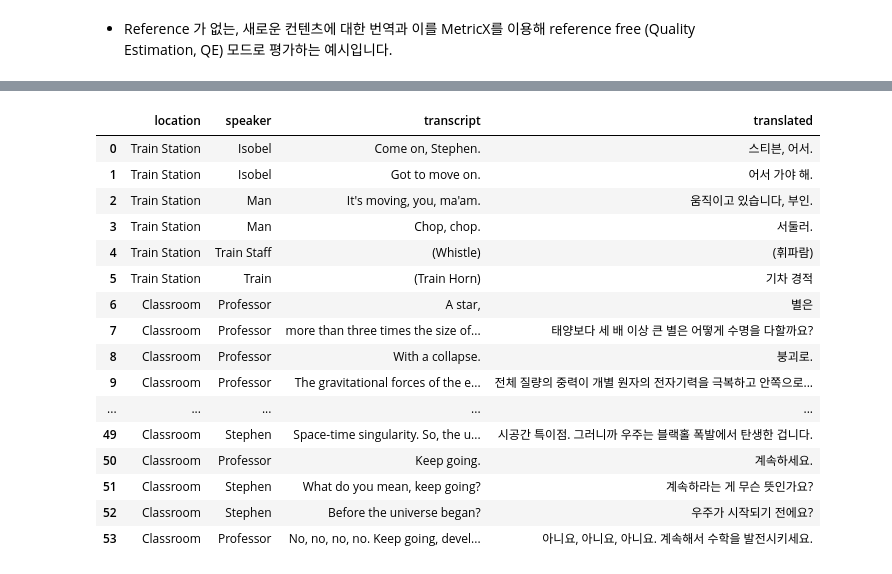
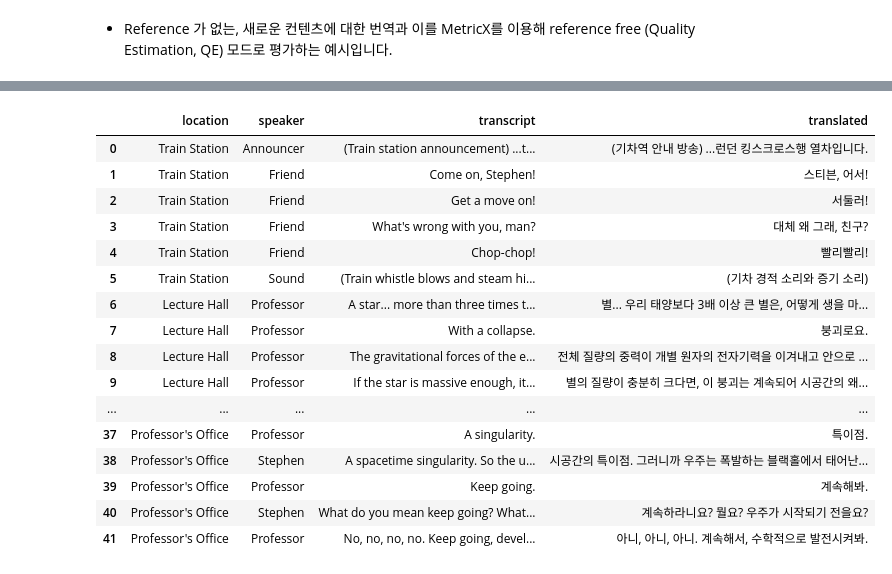
Before and after one commit to jk1333/genai_evaluation, a Jupyter notebook: Movie_Translation_Evaluation.ipynb, the cells around one changed output, grey strips where cells are left out. Saved outputs shown, nothing was run; the diff lists cells and outputs as text; code cells hidden in the pictures.

```diff
--- a/Movie_Translation_Evaluation.ipynb
+++ b/Movie_Translation_Evaluation.ipynb
@@ -255,7 +257,7 @@ content = [
     prompt,
     video
 ]
-response = analyze_gemini(content, "gemini-1.5-pro-002", "", "application/json", response_schema, 8192, False)
+response = analyze_gemini(content, "gemini-2.5-pro", "", "application/json", response_schema, 65536, False)
 pd_transcription = pd.json_normalize(json.loads(response), record_path='transcription', meta=['location', 'start_time', 'end_time', 'elapsed_time'])
 pd_transcription
 # %% [output]
@@ -279,38 +281,40 @@ pd_transcription
 # %%
 source_text = pd_transcription[['location', 'speaker', 'transcript']].to_csv(index=False)
 content = [
     video,
     """
     다음은 위 영상에 대해 CSV 로 만들어진 영화 대사입니다. CSV 헤더에는 'location', 'speaker', 'transcript' 로 구성돼 있습니다.
     'transcript'의 내용을 영상의 내용을 참고하여 번역하여 'translated' 에 결과를 알려주세요.
     예시의 CSV 포맷으로 헤더를 포함하여 출력해 주세요.
+    Remove any leading/trailing lines.
+    Always wrap values using quotes.
     example:
     location,speaker,transcript,translated
-    Restraunt,Mike,"Hello, Good Day!","안녕하세요 좋은 하루입니다!"
+    "Restraunt","Mike","Hello, Good Day!","안녕하세요, 좋은 하루입니다!"
     """,
     source_text
 ]
-output = analyze_gemini(content, "gemini-1.5-pro-002", "", "text/plain", None, 8192, False)
+output = analyze_gemini(content, "gemini-2.5-pro", "", "text/plain", None, 65536, False)
 result = pd.read_csv(StringIO(output))
 result
 # %% [output]
 |  | location | speaker | transcript | translated |
-| 0 | Train Station | Isobel | Come on, Stephen. | 스티븐, 어서. |
-| 1 | Train Station | Isobel | Got to move on. | 어서 가야 해. |
-| 2 | Train Station | Man | It's moving, you, ma'am. | 움직이고 있습니다, 부인. |
-| 3 | Train Station | Man | Chop, chop. | 서둘러. |
-| 4 | Train Station | Train Staff | (Whistle) | (휘파람) |
-| 5 | Train Station | Train | (Train Horn) | 기차 경적 |
-| 6 | Classroom | Professor | A star, | 별은 |
-| 7 | Classroom | Professor | more than three times the size of... | 태양보다 세 배 이상 큰 별은 어떻게 수명을 다할까요? |
-| 8 | Classroom | Professor | With a collapse. | 붕괴로. |
-| 9 | Classroom | Professor | The gravitational forces of the e... | 전체 질량의 중력이 개별 원자의 전자기력을 극복하고 안쪽으로... |
+| 0 | Train Station | Announcer | (Train station announcement) ...t... | (기차역 안내 방송) ...런던 킹스크로스행 열차입니다. |
+| 1 | Train Station | Friend | Come on, Stephen! | 스티븐, 어서! |
+| 2 | Train Station | Friend | Get a move on! | 서둘러! |
+| 3 | Train Station | Friend | What's wrong with you, man? | 대체 왜 그래, 친구? |
+| 4 | Train Station | Friend | Chop-chop! | 빨리빨리! |
+| 5 | Train Station | Sound | (Train whistle blows and steam hi... | (기차 경적 소리와 증기 소리) |
+| 6 | Lecture Hall | Professor | A star... more than three times t... | 별... 우리 태양보다 3배 이상 큰 별은, 어떻게 생을 마... |
+| 7 | Lecture Hall | Professor | With a collapse. | 붕괴로요. |
+| 8 | Lecture Hall | Professor | The gravitational forces of the e... | 전체 질량의 중력이 개별 원자의 전자기력을 이겨내고 안으로 ... |
+| 9 | Lecture Hall | Professor | If the star is massive enough, it... | 별의 질량이 충분히 크다면, 이 붕괴는 계속되어 시공간의 왜... |
 | ... | ... | ... | ... | ... |
-| 49 | Classroom | Stephen | Space-time singularity. So, the u... | 시공간 특이점. 그러니까 우주는 블랙홀 폭발에서 탄생한 겁니다. |
-| 50 | Classroom | Professor | Keep going. | 계속하세요. |
-| 51 | Classroom | Stephen | What do you mean, keep going? | 계속하라는 게 무슨 뜻인가요? |
-| 52 | Classroom | Stephen | Before the universe began? | 우주가 시작되기 전에요? |
-| 53 | Classroom | Professor | No, no, no, no. Keep going, devel... | 아니요, 아니요, 아니요. 계속해서 수학을 발전시키세요. |
+| 37 | Professor's Office | Professor | A singularity. | 특이점. |
+| 38 | Professor's Office | Stephen | A spacetime singularity. So the u... | 시공간의 특이점. 그러니까 우주는 폭발하는 블랙홀에서 태어난... |
+| 39 | Professor's Office | Professor | Keep going. | 계속해봐. |
+| 40 | Professor's Office | Stephen | What do you mean keep going? What... | 계속하라니요? 뭘요? 우주가 시작되기 전을요? |
+| 41 | Professor's Office | Professor | No, no, no, no. Keep going, devel... | 아니, 아니, 아니. 계속해서, 수학적으로 발전시켜봐. |
 # %%
 eval_task = EvalTask(dataset=result[['transcript', 'translated']].rename(columns={'transcript': 'source', 'translated': 'response'}),
                     metrics=[pointwise_metric.MetricX(version="METRICX_24_SRC")],
```
Also changed, not shown: parts of 5 cells of this notebook.
